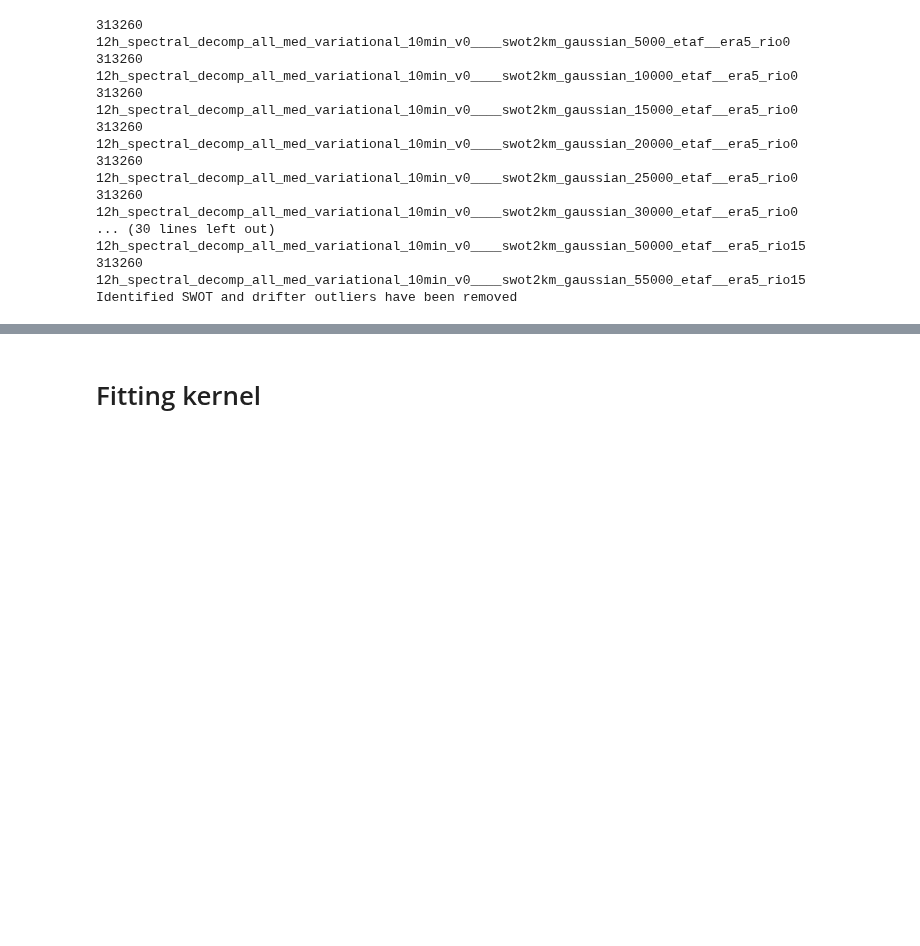
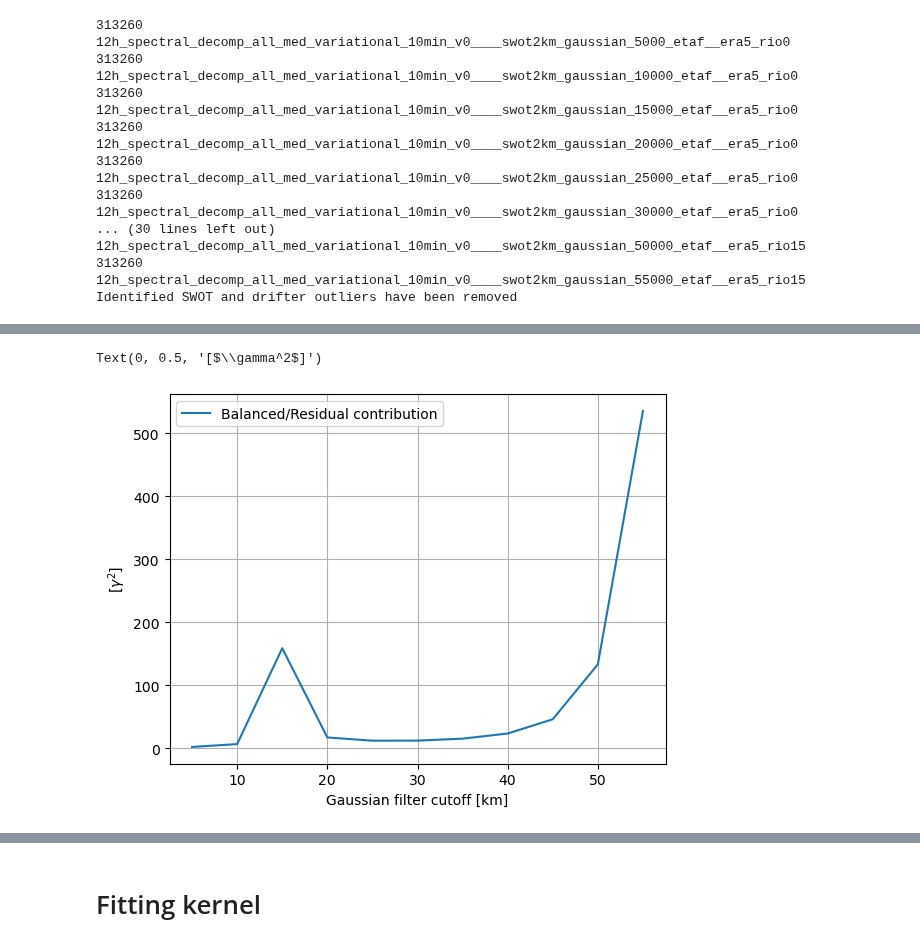
Before and after one commit to margot-demol/med_analysis, a Jupyter notebook: 10_swot_capabilities_diags/26_spatial_scales.ipynb, the cells around one changed output, grey strips where cells are left out. Saved outputs shown, nothing was run; the diff lists cells and outputs as text; code cells hidden in the pictures; blank space fills up the shorter version.

```diff
--- a/10_swot_capabilities_diags/26_spatial_scales.ipynb
+++ b/10_swot_capabilities_diags/26_spatial_scales.ipynb
@@ -135,0 +272,10 @@ Text(0, 0.5, '[$\\gamma^2$]')
+# %%
+fig, ax = plt.subplots(1,1)
+#ax = axs[0]
+abs(dsg.B_ggd/dsg.E_ggd).plot(ax=ax, label = 'Balanced/Residual contribution')
+ax.grid()
+ax.legend()
+ax.set_ylabel(r'[$\gamma^2$]')
+# %% [output]
+Text(0, 0.5, '[$\\gamma^2$]')
+[figure, added]
```
Also changed, not shown: parts of 11 cells of this notebook, 19 other files.
